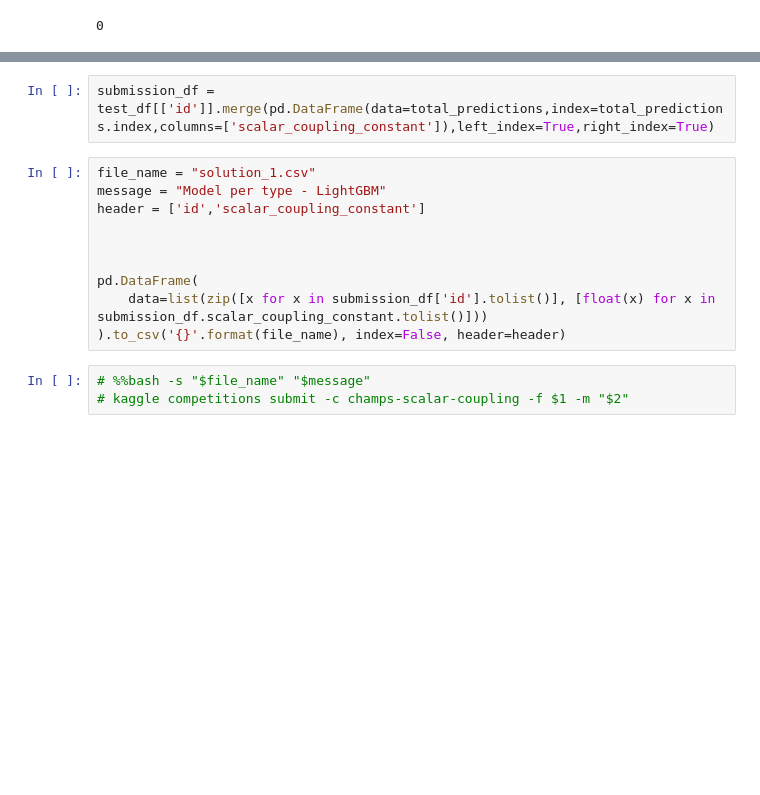
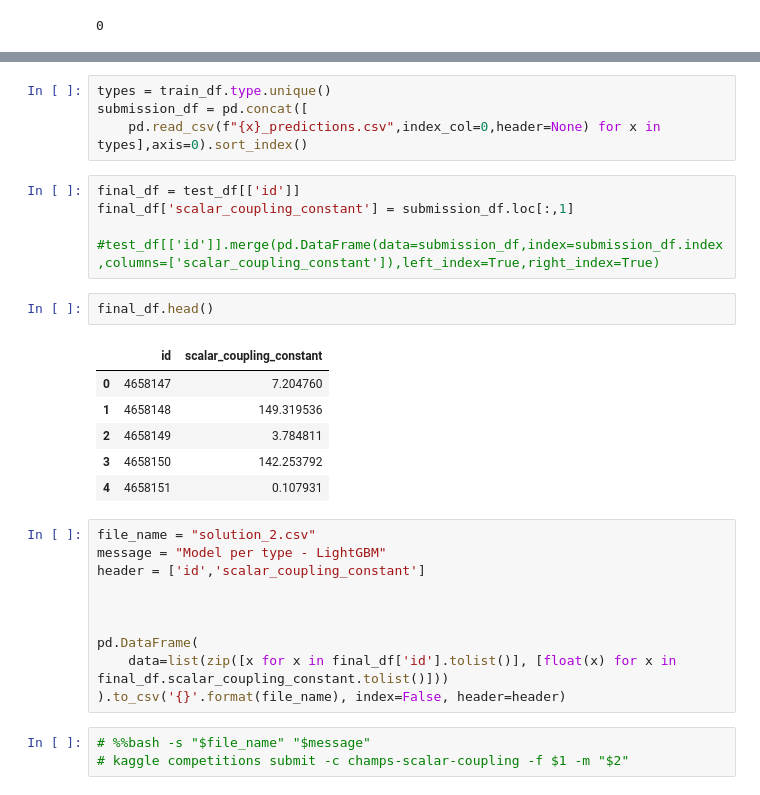
Before and after one commit to jrnhofman/Kaggle, a Jupyter notebook: predicting_molecular_properties/lightgbm_cleaned_cv.ipynb, the cells around one changed output, grey strips where cells are left out. Saved outputs shown, nothing was run; the diff lists cells and outputs as text; blank space fills up the shorter version.

```diff
--- a/predicting_molecular_properties/lightgbm_cleaned_cv.ipynb
+++ b/predicting_molecular_properties/lightgbm_cleaned_cv.ipynb
@@ -676,14 +736,30 @@ total_predictions.shape[0]
+# %%
+types = train_df.type.unique()
+submission_df = pd.concat([
+    pd.read_csv(f"{x}_predictions.csv",index_col=0,header=None) for x in types],axis=0).sort_index()
 # %%
-submission_df = test_df[['id']].merge(pd.DataFrame(data=total_predictions,index=total_predictions.index,columns=['scalar_coupling_constant']),left_index=True,right_index=True)
+final_df = test_df[['id']]
+final_df['scalar_coupling_constant'] = submission_df.loc[:,1]
+
+#test_df[['id']].merge(pd.DataFrame(data=submission_df,index=submission_df.index,columns=['scalar_coupling_constant']),left_index=True,right_index=True)
+# %%
+final_df.head()
+# %% [output]
+|  | id | scalar_coupling_constant |
+| 0 | 4658147 | 7.204760 |
+| 1 | 4658148 | 149.319536 |
+| 2 | 4658149 | 3.784811 |
+| 3 | 4658150 | 142.253792 |
+| 4 | 4658151 | 0.107931 |
 # %%
-file_name = "solution_1.csv"
+file_name = "solution_2.csv"
 message = "Model per type - LightGBM"
 header = ['id','scalar_coupling_constant']
 
 
 
 pd.DataFrame(
-    data=list(zip([x for x in submission_df['id'].tolist()], [float(x) for x in submission_df.scalar_coupling_constant.tolist()]))
+    data=list(zip([x for x in final_df['id'].tolist()], [float(x) for x in final_df.scalar_coupling_constant.tolist()]))
 ).to_csv('{}'.format(file_name), index=False, header=header)
 # %%
 # %%bash -s "$file_name" "$message"
```
Also changed, not shown: parts of 5 cells of this notebook.
